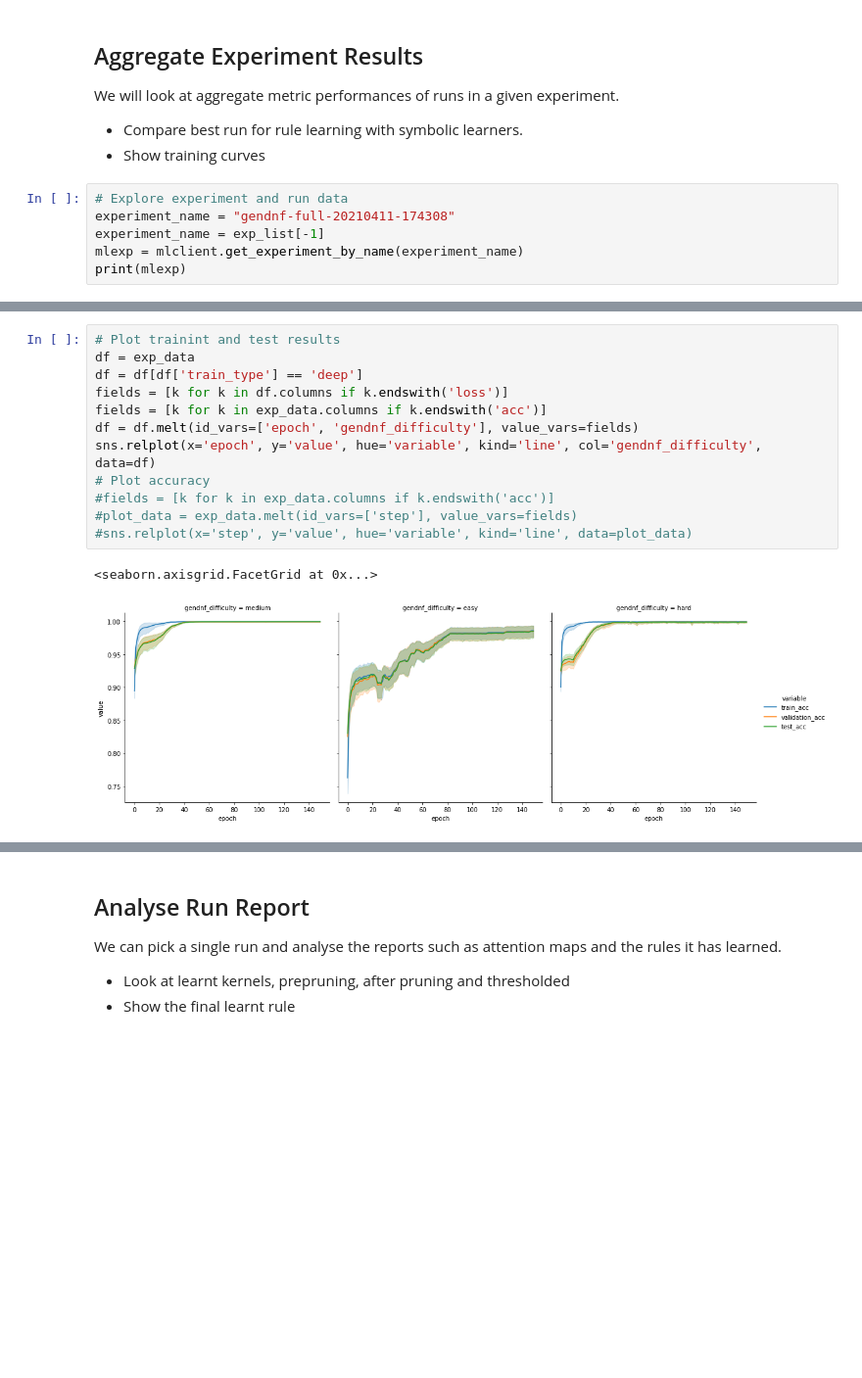
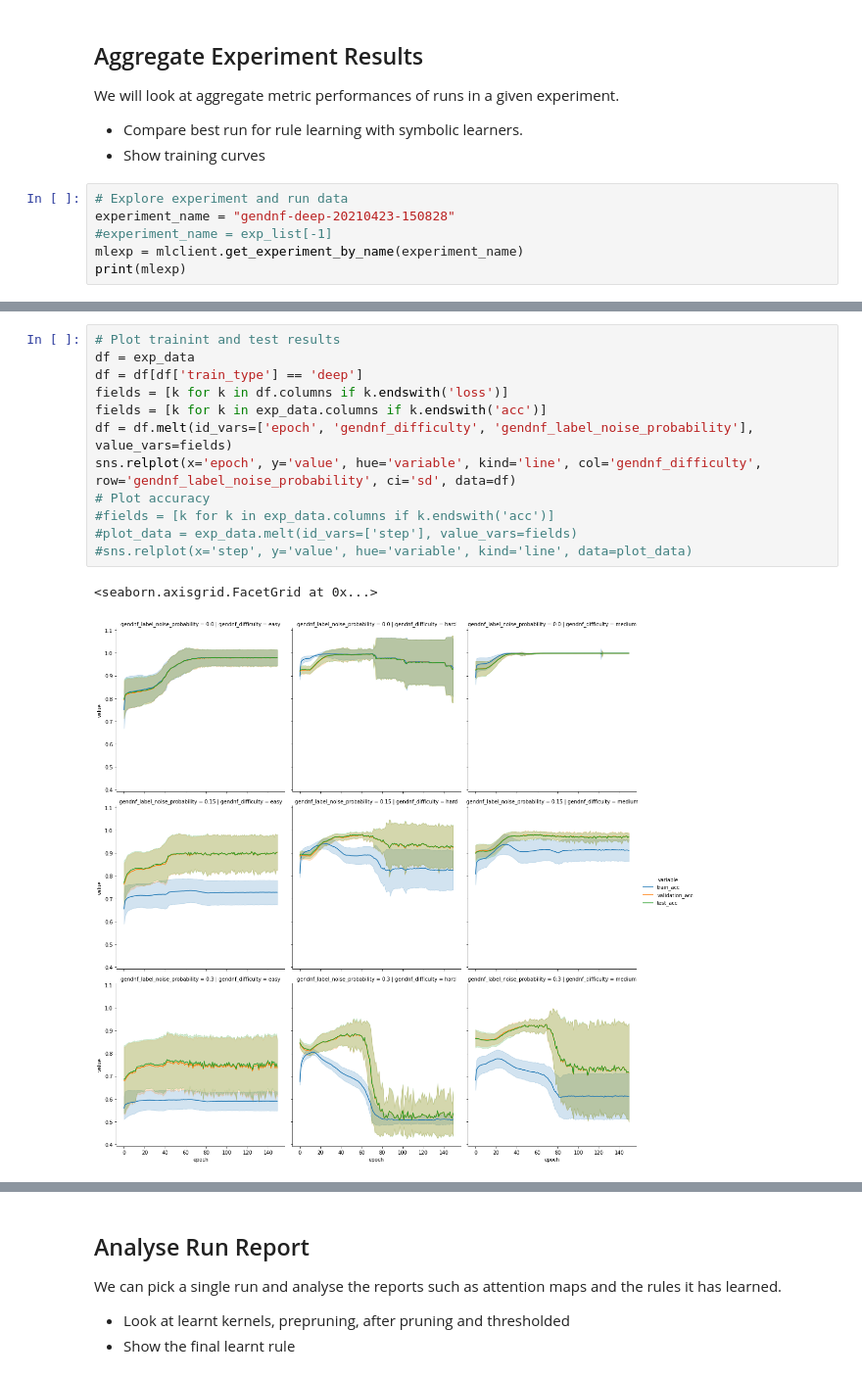
Before and after one commit to nuric/pix2rule, a Jupyter notebook: analyse_gendnf.ipynb, the cells around one changed output, grey strips where cells are left out. Shown: that part at 98% size. Cells and saved outputs as stored; diff of their text form; blank space fills up the shorter version.

```diff
--- a/analyse_gendnf.ipynb
+++ b/analyse_gendnf.ipynb
@@ -35,8 +35,8 @@ We will look at aggregate metric performances of runs in a given experiment.
 - Show training curves
 # %%
 # Explore experiment and run data
-experiment_name = "gendnf-full-20210411-174308"
-experiment_name = exp_list[-1]
+experiment_name = "gendnf-deep-20210423-150828"
+#experiment_name = exp_list[-1]
 mlexp = mlclient.get_experiment_by_name(experiment_name)
 print(mlexp)
 # %% [output]
@@ -151,15 +168,15 @@ plt.ylim(0.5, 1.05)
 # %%
 # Plot trainint and test results
 df = exp_data
 df = df[df['train_type'] == 'deep']
 fields = [k for k in df.columns if k.endswith('loss')]
 fields = [k for k in exp_data.columns if k.endswith('acc')]
-df = df.melt(id_vars=['epoch', 'gendnf_difficulty'], value_vars=fields)
-sns.relplot(x='epoch', y='value', hue='variable', kind='line', col='gendnf_difficulty', data=df)
+df = df.melt(id_vars=['epoch', 'gendnf_difficulty', 'gendnf_label_noise_probability'], value_vars=fields)
+sns.relplot(x='epoch', y='value', hue='variable', kind='line', col='gendnf_difficulty', row='gendnf_label_noise_probability', ci='sd', data=df)
 # Plot accuracy
 #fields = [k for k in exp_data.columns if k.endswith('acc')]
 #plot_data = exp_data.melt(id_vars=['step'], value_vars=fields)
 #sns.relplot(x='step', y='value', hue='variable', kind='line', data=plot_data)
 # %% [output]
 <seaborn.axisgrid.FacetGrid at 0x...>
-[figure, old version]
+[figure, new version]
```
Also changed, not shown: parts of 18 cells of this notebook.
